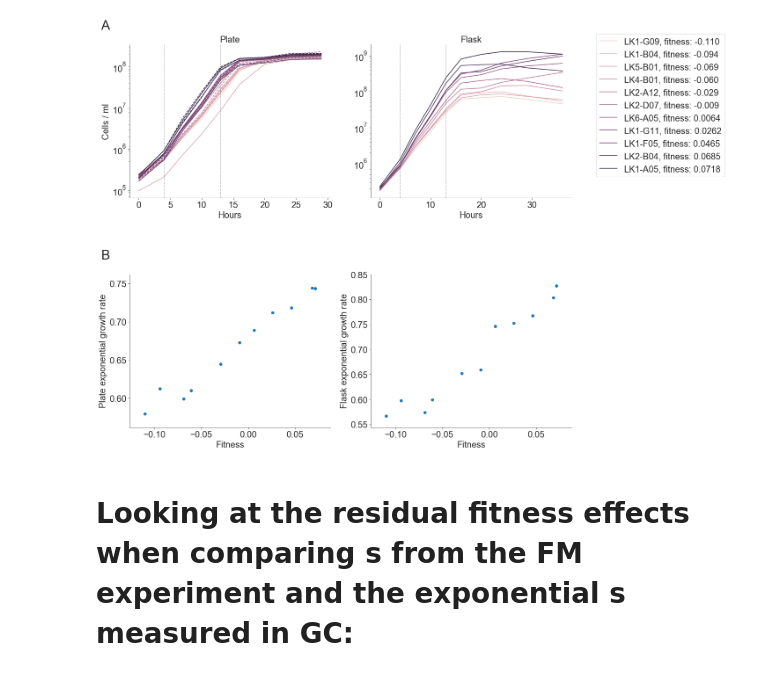
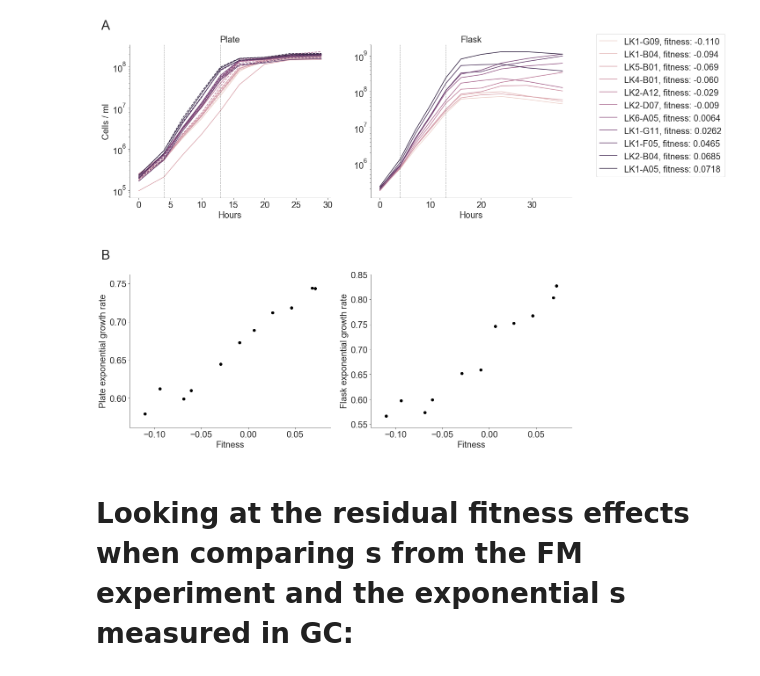
Before and after one commit to mjohnson11/TnSeq_Pipeline, a Jupyter notebook: scripts/GC_plotting.ipynb, the cells around one changed output. Cells and saved outputs as stored; diff of their text form; code cells hidden in the pictures.

```diff
--- a/scripts/GC_plotting.ipynb
+++ b/scripts/GC_plotting.ipynb
@@ -44,37 +45,37 @@ for seg in segs:
                 label=seg + ' ' + str(seg_to_fit[seg])[:6], c=colors[cc])
     subs[0].semilogy(list(gcp_cells['Time'])[:9], [gcp_cells[seg+'_r2.cells'].iloc[0]/1024] + list(gcp_cells[seg+'_r2.cells'])[1:9],
                 c=colors[cc], linestyle='dashed')
     subs[1].semilogy([0] + list(gcf_cells['Time']), [gcp_cells[seg+'_r2.cells'].iloc[0]/1024] + list(gcf_cells[seg+'_r2.cells']),
                 label=seg + ', fitness: ' + str(seg_to_fit[seg])[:6], c=colors[cc])
     cc += 1
 subs[0].axvline(x=4, ymin=0, ymax=1, color='#333333', linestyle='dashed', alpha=0.5, lw=1)
 subs[1].axvline(x=4, ymin=0, ymax=1, color='#333333', linestyle='dashed', alpha=0.5, lw=1)
 subs[0].axvline(x=13, ymin=0, ymax=1, color='#333333', linestyle='dashed', alpha=0.5, lw=1)
 subs[1].axvline(x=13, ymin=0, ymax=1, color='#333333', linestyle='dashed', alpha=0.5, lw=1)
 subs[0].set_ylabel('Cells / ml', fontsize=20)
 subs[0].set_xlabel('Hours', fontsize=20)
 subs[1].set_xlabel('Hours', fontsize=20)
 subs[0].set_title('Plate', fontsize=20)
 subs[1].set_title('Flask', fontsize=20)
 subs[1].legend(fontsize=20, bbox_to_anchor=(1.1, 1.1))
 subs[0].tick_params(axis='both', which='major', labelsize=20)
 subs[1].tick_params(axis='both', which='major', labelsize=20)
 subs[0].annotate('A', fontsize=30, xy=(-0.12, 1.1), xycoords="axes fraction", horizontalalignment="center")
 subs = subsa[1]
 
-subs[0].scatter([seg_to_fit[s] for s in segs], [growth_rates[s][0] for s in segs])
-subs[1].scatter([seg_to_fit[s] for s in segs], [growth_rates[s][1] for s in segs])
+subs[0].scatter([seg_to_fit[s] for s in segs], [growth_rates[s][0] for s in segs], c='k')
+subs[1].scatter([seg_to_fit[s] for s in segs], [growth_rates[s][1] for s in segs], c='k')
 subs[0].set_ylabel('Plate exponential growth rate', fontsize=20)
 subs[1].set_ylabel('Flask exponential growth rate', fontsize=20)
 subs[0].set_xlabel('Fitness', fontsize=20)
 subs[1].set_xlabel('Fitness', fontsize=20)
 subs[0].tick_params(axis='both', which='major', labelsize=20)
 subs[1].tick_params(axis='both', which='major', labelsize=20)
 subs[0].annotate('B', fontsize=30, xy=(-0.12, 1.1), xycoords="axes fraction", horizontalalignment="center")
 sns.despine()
-fig.savefig('../../Figures/supp_figs/segregant_growth_curves_and_comp.png', background='transparent', bbox_inches='tight', pad_inches=0.1)
+fig.savefig('../../Figures/supp_figs/fig_S9_segregant_growth_curves_and_comp.png', background='transparent', bbox_inches='tight', pad_inches=0.1)
 # %% [output]
-[figure, old version]
+[figure, new version]
 # %%
 tp_all = pd.read_csv('../../Analysis/TP_data_by_edge.csv')
 tp = tp_all.loc[tp_all['Type']=='Experiment']
```
Also changed, not shown: parts of 5 cells of this notebook.
